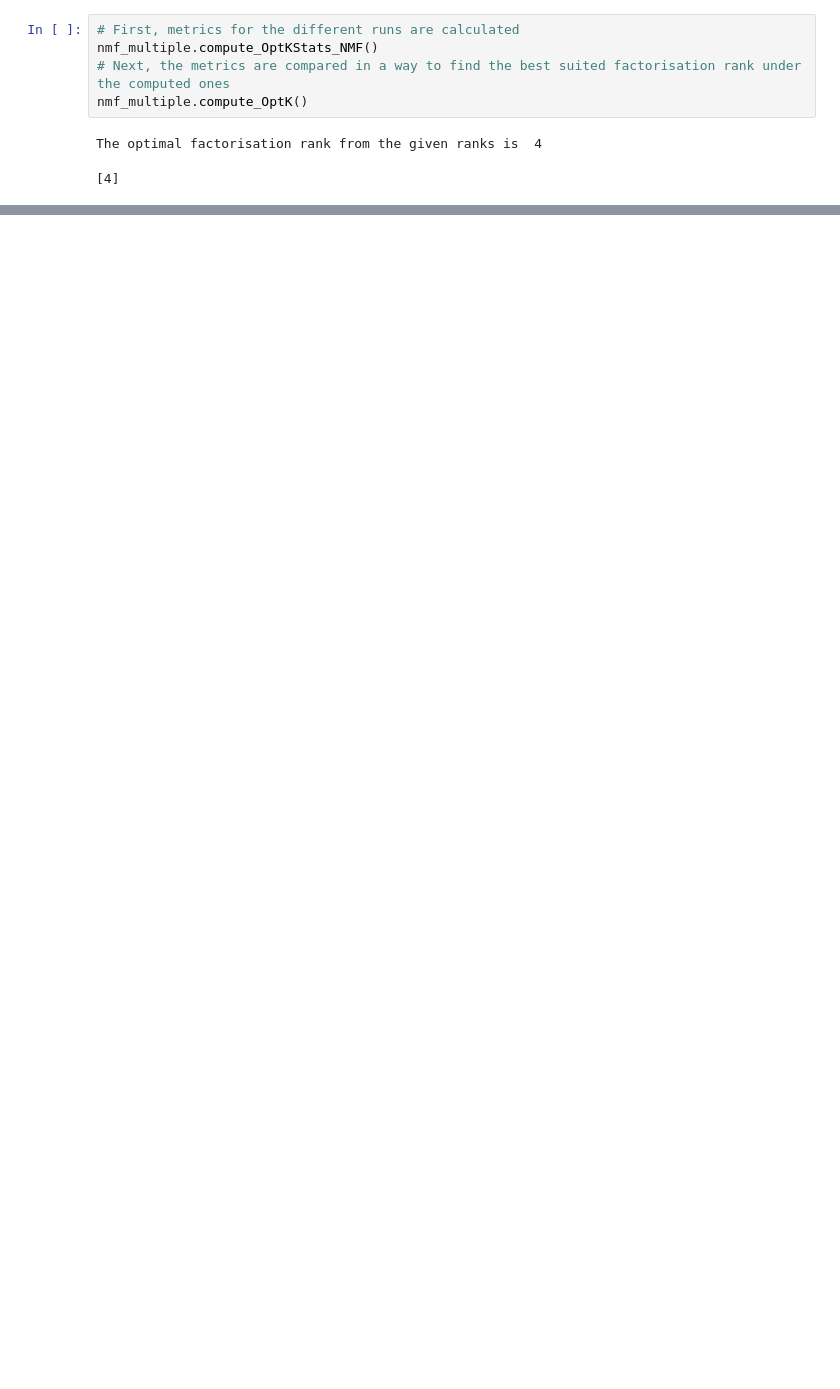
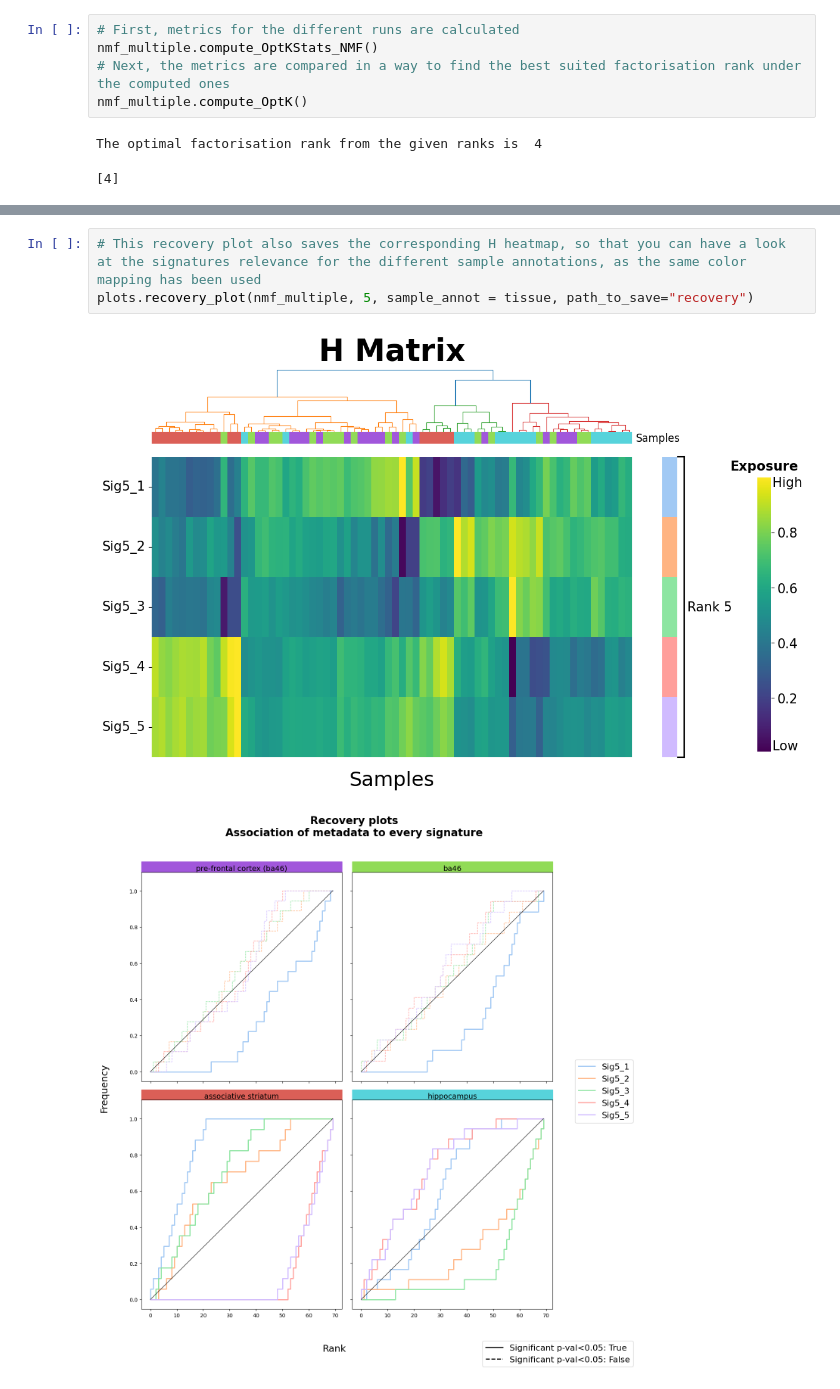
Before and after one commit to hdsu-bioquant/ButcherPy, a Jupyter notebook: vignettes/nmf_vignette.ipynb, the cells around one changed output, grey strips where cells are left out. Saved outputs shown, nothing was run; the diff lists cells and outputs as text; blank space fills up the shorter version.

```diff
--- a/vignettes/nmf_vignette.ipynb
+++ b/vignettes/nmf_vignette.ipynb
@@ -135,0 +186,6 @@ Start feature contribution determination for rank 4
+# %%
+# This recovery plot also saves the corresponding H heatmap, so that you can have a look at the signatures relevance for the different sample annotations, as the same color mapping has been used
+plots.recovery_plot(nmf_multiple, 5, sample_annot = tissue, path_to_save="recovery")
+# %% [output]
+[figure, added]
+[figure, added]
```
Also changed, not shown: parts of 13 cells of this notebook, 2 other files.
